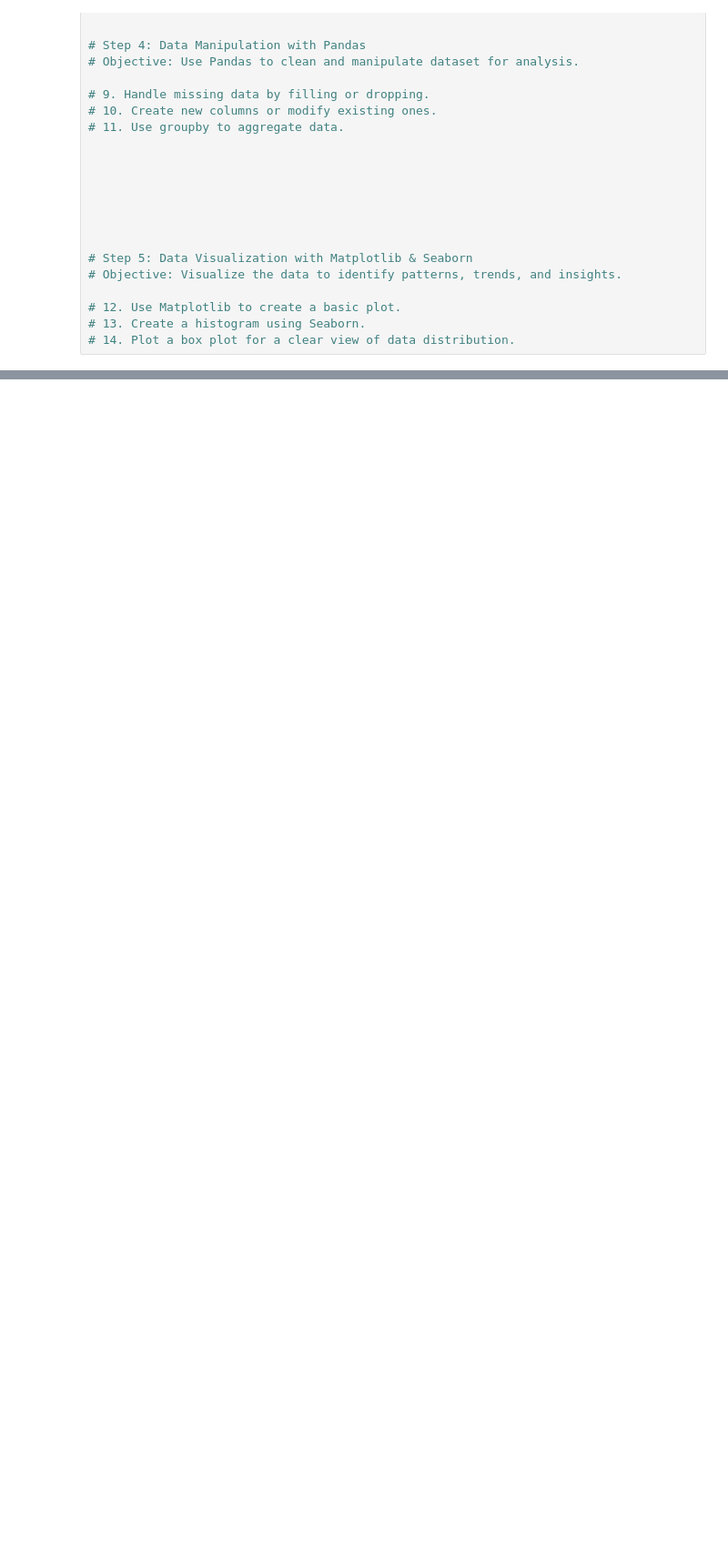
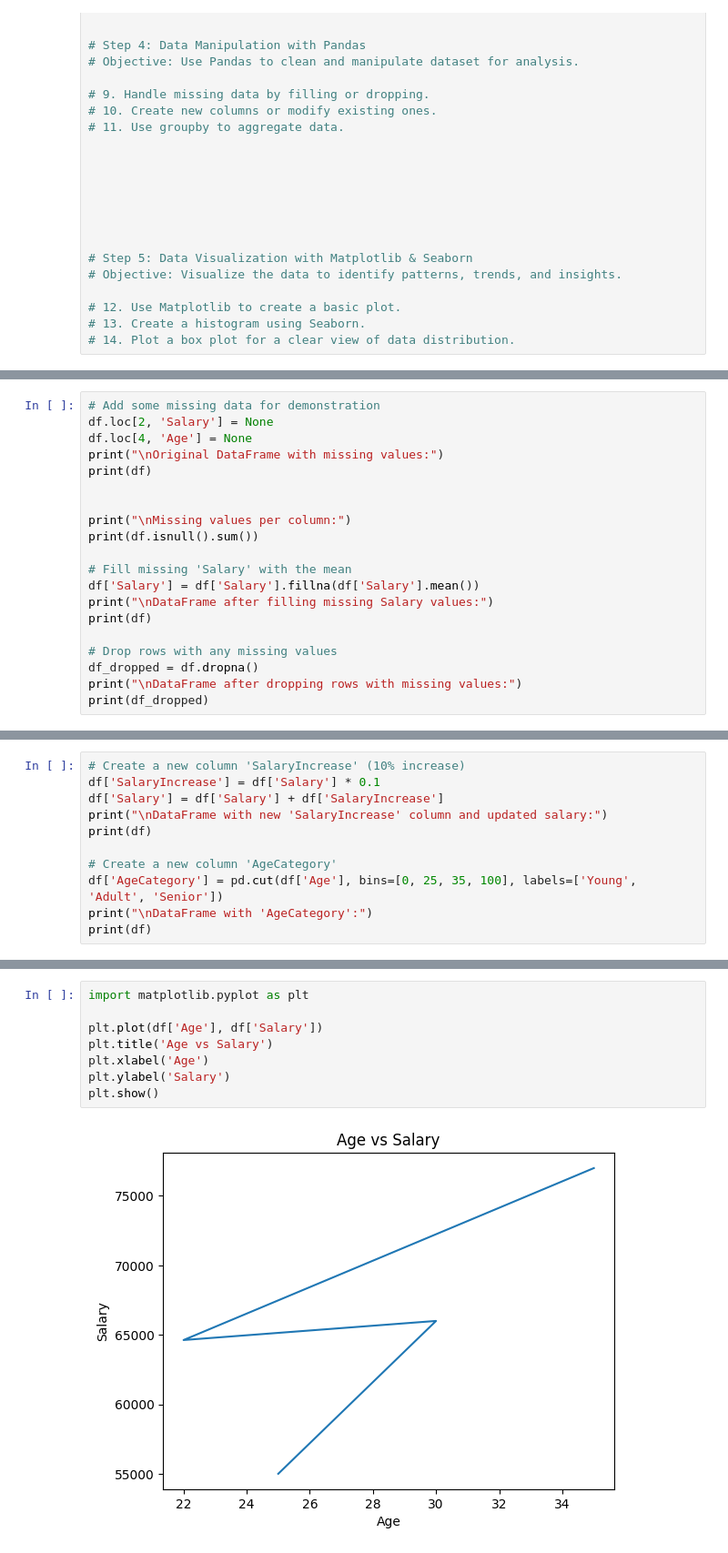
Before and after one commit to sujanramesh/AI_DATA_ANALYSIS_, a Jupyter notebook: src/Module 2/Hands-on Project: EDA on a Dataset using NumPy, Pandas, Matplotlib & Seaborn/Ques_10.ipynb, the cells around one changed output, grey strips where cells are left out. Shown at 91% size. Cells and saved outputs as stored; diff of their text form; blank space fills up the shorter version.

```diff
--- a/src/Module 2/Hands-on Project: EDA on a Dataset using NumPy, Pandas, Matplotlib & Seaborn/Ques_10.ipynb
+++ b/src/Module 2/Hands-on Project: EDA on a Dataset using NumPy, Pandas, Matplotlib & Seaborn/Ques_10.ipynb
@@ -56,0 +154,20 @@
+# %%
+# Add some missing data for demonstration
+df.loc[2, 'Salary'] = None
+df.loc[4, 'Age'] = None
+print("\nOriginal DataFrame with missing values:")
+print(df)
+
+
+print("\nMissing values per column:")
+print(df.isnull().sum())
+
+# Fill missing 'Salary' with the mean
+df['Salary'] = df['Salary'].fillna(df['Salary'].mean())
+print("\nDataFrame after filling missing Salary values:")
+print(df)
+
+# Drop rows with any missing values
+df_dropped = df.dropna()
+print("\nDataFrame after dropping rows with missing values:")
+print(df_dropped)
@@ -56,0 +192,11 @@
+# %%
+# Create a new column 'SalaryIncrease' (10% increase)
+df['SalaryIncrease'] = df['Salary'] * 0.1
+df['Salary'] = df['Salary'] + df['SalaryIncrease']
+print("\nDataFrame with new 'SalaryIncrease' column and updated salary:")
+print(df)
+
+# Create a new column 'AgeCategory'
+df['AgeCategory'] = pd.cut(df['Age'], bins=[0, 25, 35, 100], labels=['Young', 'Adult', 'Senior'])
+print("\nDataFrame with 'AgeCategory':")
+print(df)
@@ -56,0 +255,10 @@
+# %%
+import matplotlib.pyplot as plt
+
+plt.plot(df['Age'], df['Salary'])
+plt.title('Age vs Salary')
+plt.xlabel('Age')
+plt.ylabel('Salary')
+plt.show()
+# %% [output]
+[figure, added]
```
Also changed, not shown: parts of 12 cells of this notebook.
